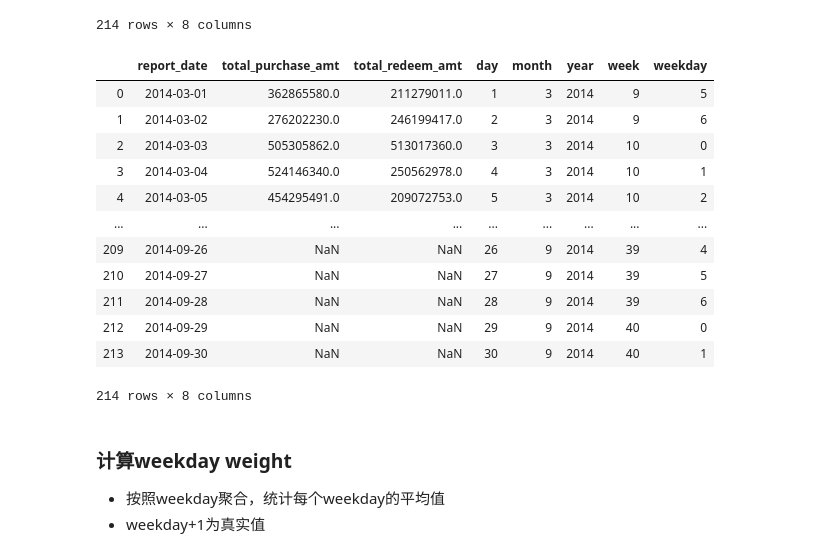
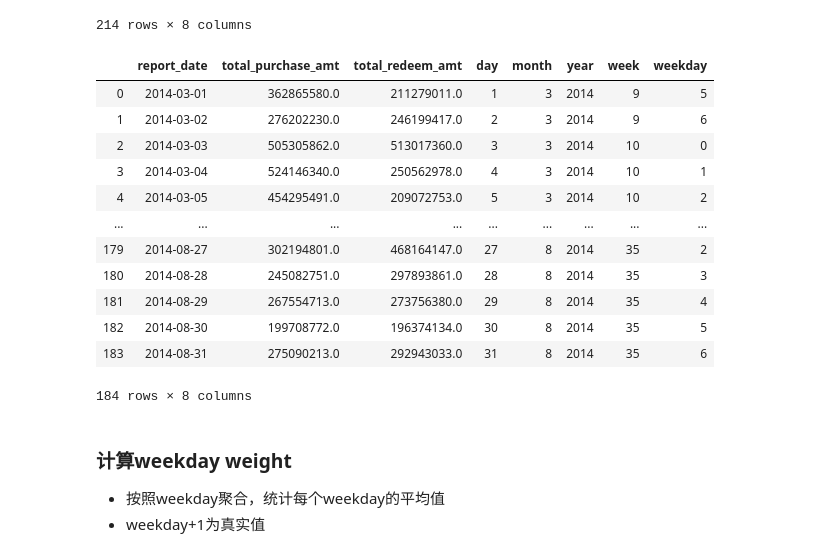
Before and after one commit to huangwen1128/2020-Bi-programing-practice, a Jupyter notebook: intelligen_logistics/lesson8/purchase_redeem/周期因子.ipynb, the cells around one changed output. Drawn from its saved outputs; the diff is of its cells as text; code cells hidden in the pictures.

```diff
--- a/intelligen_logistics/lesson8/purchase_redeem/周期因子.ipynb
+++ b/intelligen_logistics/lesson8/purchase_redeem/周期因子.ipynb
@@ -109,24 +109,24 @@ temp = total_balance.copy()
 # %%
 month_index=9
 total_balance = temp.copy()
 total_balance = total_balance[['report_date','total_purchase_amt','total_redeem_amt']]
-total_balance = total_balance[(total_balance.report_date >= pd.datetime(2014,3,1)) & (total_balance.report_date < pd.datetime(2014,month_index+1,1))]
+total_balance = total_balance[(total_balance.report_date >= pd.datetime(2014,3,1)) & (total_balance.report_date < pd.datetime(2014,month_index,1))]
 total_balance = add_timestamp(total_balance)
 total_balance
 # %% [output]
 |  | report_date | total_purchase_amt | total_redeem_amt | day | month | year | week | weekday |
 | 0 | 2014-03-01 | 362865580.0 | 211279011.0 | 1 | 3 | 2014 | 9 | 5 |
 | 1 | 2014-03-02 | 276202230.0 | 246199417.0 | 2 | 3 | 2014 | 9 | 6 |
 | 2 | 2014-03-03 | 505305862.0 | 513017360.0 | 3 | 3 | 2014 | 10 | 0 |
 | 3 | 2014-03-04 | 524146340.0 | 250562978.0 | 4 | 3 | 2014 | 10 | 1 |
 | 4 | 2014-03-05 | 454295491.0 | 209072753.0 | 5 | 3 | 2014 | 10 | 2 |
 | ... | ... | ... | ... | ... | ... | ... | ... | ... |
-| 209 | 2014-09-26 | NaN | NaN | 26 | 9 | 2014 | 39 | 4 |
-| 210 | 2014-09-27 | NaN | NaN | 27 | 9 | 2014 | 39 | 5 |
-| 211 | 2014-09-28 | NaN | NaN | 28 | 9 | 2014 | 39 | 6 |
-| 212 | 2014-09-29 | NaN | NaN | 29 | 9 | 2014 | 40 | 0 |
-| 213 | 2014-09-30 | NaN | NaN | 30 | 9 | 2014 | 40 | 1 |
+| 179 | 2014-08-27 | 302194801.0 | 468164147.0 | 27 | 8 | 2014 | 35 | 2 |
+| 180 | 2014-08-28 | 245082751.0 | 297893861.0 | 28 | 8 | 2014 | 35 | 3 |
+| 181 | 2014-08-29 | 267554713.0 | 273756380.0 | 29 | 8 | 2014 | 35 | 4 |
+| 182 | 2014-08-30 | 199708772.0 | 196374134.0 | 30 | 8 | 2014 | 35 | 5 |
+| 183 | 2014-08-31 | 275090213.0 | 292943033.0 | 31 | 8 | 2014 | 35 | 6 |
-214 rows × 8 columns
+184 rows × 8 columns
 # %% [markdown]
 ### 计算weekday weight
 * 按照weekday聚合，统计每个weekday的平均值
```
Also changed, not shown: parts of 13 cells of this notebook.
